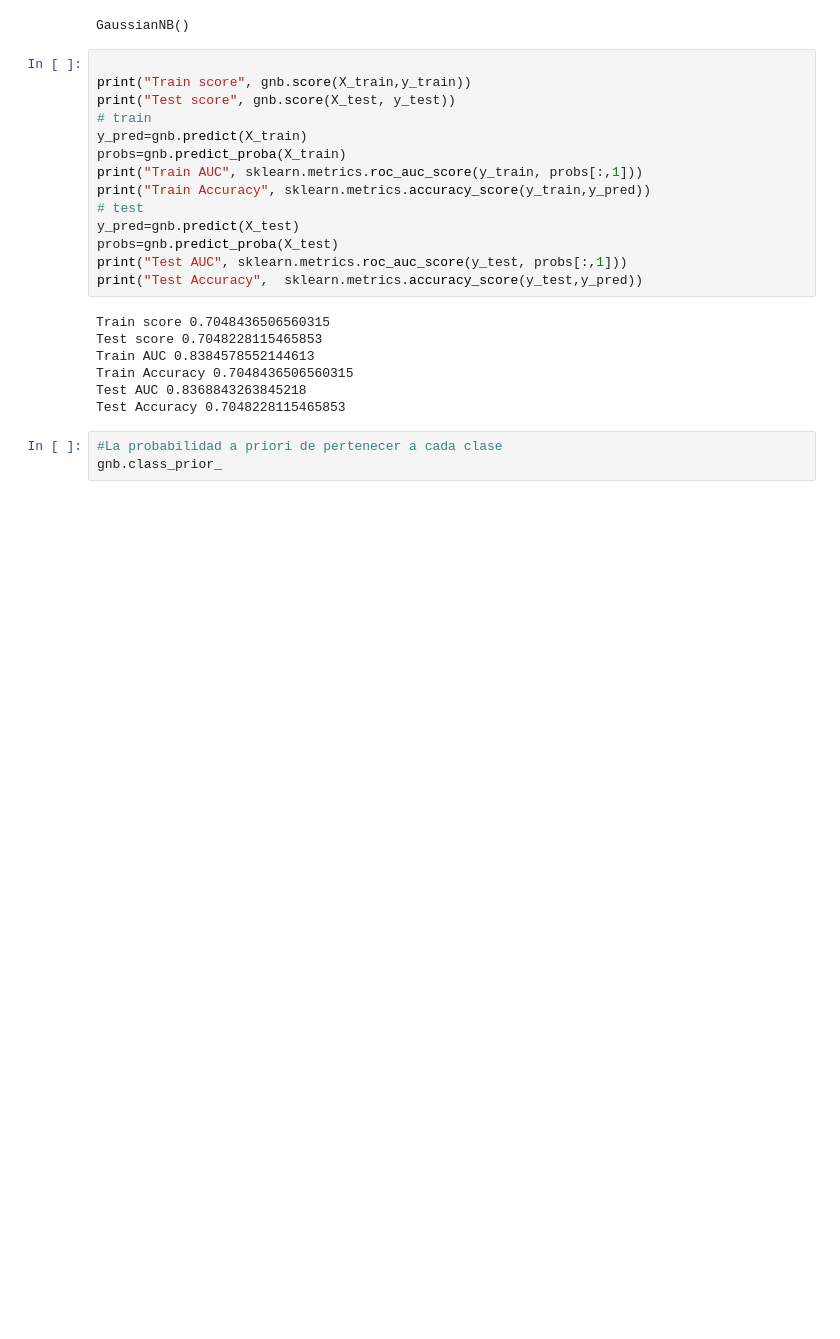
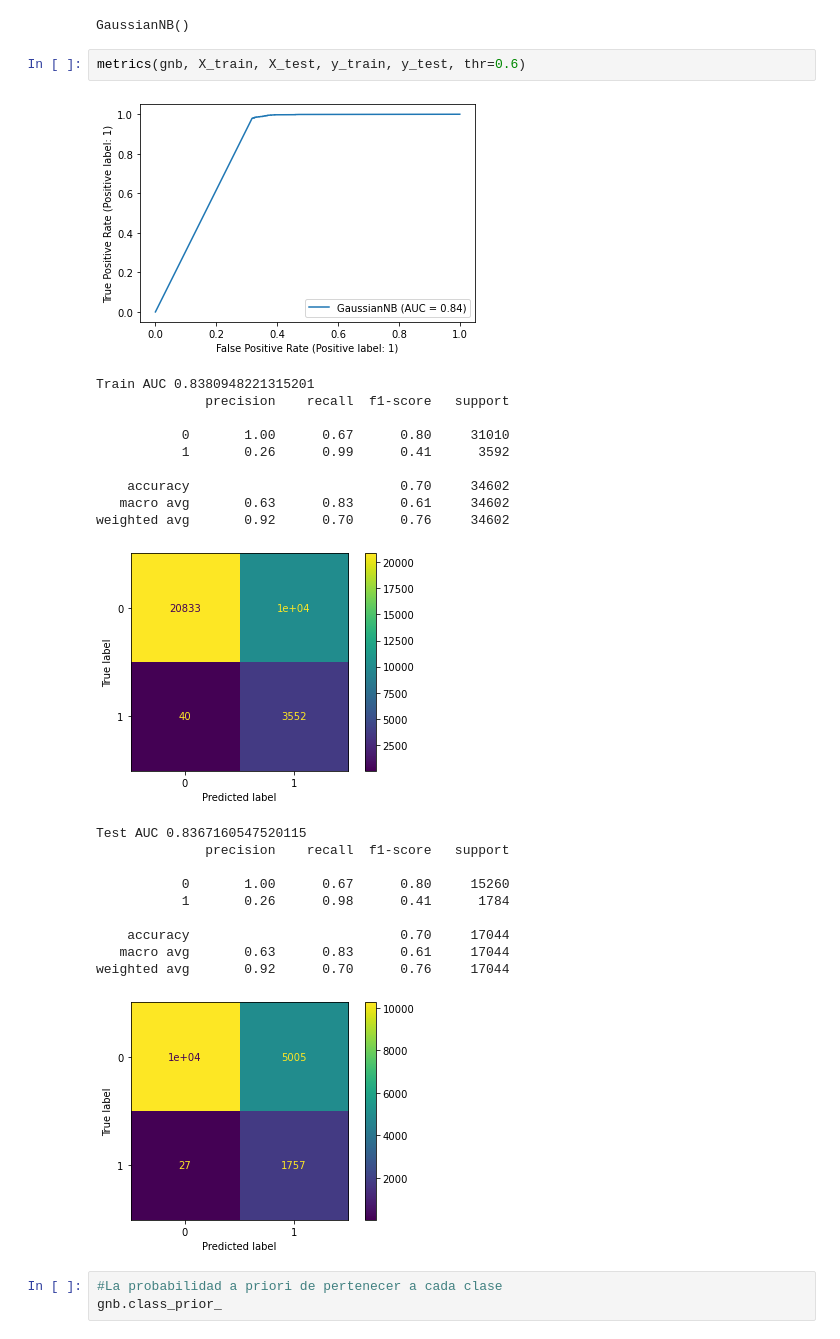
Before and after one commit to metalkutz/juanito_v2.0, a Jupyter notebook: mod_naiveBayes.ipynb, the cells around one changed output. Cells and saved outputs as stored; diff of their text form; blank space fills up the shorter version.

```diff
--- a/mod_naiveBayes.ipynb
+++ b/mod_naiveBayes.ipynb
@@ -22,27 +22,30 @@ gnb = GaussianNB()
 gnb.fit(X_train, y_train)
 # %% [output]
 GaussianNB()
-# %%
-
-print("Train score", gnb.score(X_train,y_train))
-print("Test score", gnb.score(X_test, y_test))
-# train
-y_pred=gnb.predict(X_train)
-probs=gnb.predict_proba(X_train)
-print("Train AUC", sklearn.metrics.roc_auc_score(y_train, probs[:,1]))
-print("Train Accuracy", sklearn.metrics.accuracy_score(y_train,y_pred))
-# test
-y_pred=gnb.predict(X_test)
-probs=gnb.predict_proba(X_test)
-print("Test AUC", sklearn.metrics.roc_auc_score(y_test, probs[:,1]))
-print("Test Accuracy",  sklearn.metrics.accuracy_score(y_test,y_pred))
-# %% [output]
-Train score 0.7048436506560315
-Test score 0.7048228115465853
-Train AUC 0.8384578552144613
-Train Accuracy 0.7048436506560315
-Test AUC 0.8368843263845218
-Test Accuracy 0.7048228115465853
+# %%
+metrics(gnb, X_train, X_test, y_train, y_test, thr=0.6)
+# %% [output]
+[figure, added]
+Train AUC 0.8380948221315201
+              precision    recall  f1-score   support
+
+           0       1.00      0.67      0.80     31010
+           1       0.26      0.99      0.41      3592
+
+    accuracy                           0.70     34602
+   macro avg       0.63      0.83      0.61     34602
+weighted avg       0.92      0.70      0.76     34602
+[figure, added]
+Test AUC 0.8367160547520115
+              precision    recall  f1-score   support
+
+           0       1.00      0.67      0.80     15260
+           1       0.26      0.98      0.41      1784
+
+    accuracy                           0.70     17044
+   macro avg       0.63      0.83      0.61     17044
+weighted avg       0.92      0.70      0.76     17044
+[figure, added]
 # %%
 #La probabilidad a priori de pertenecer a cada clase
 gnb.class_prior_
```
Also changed, not shown: parts of 9 cells of this notebook.
